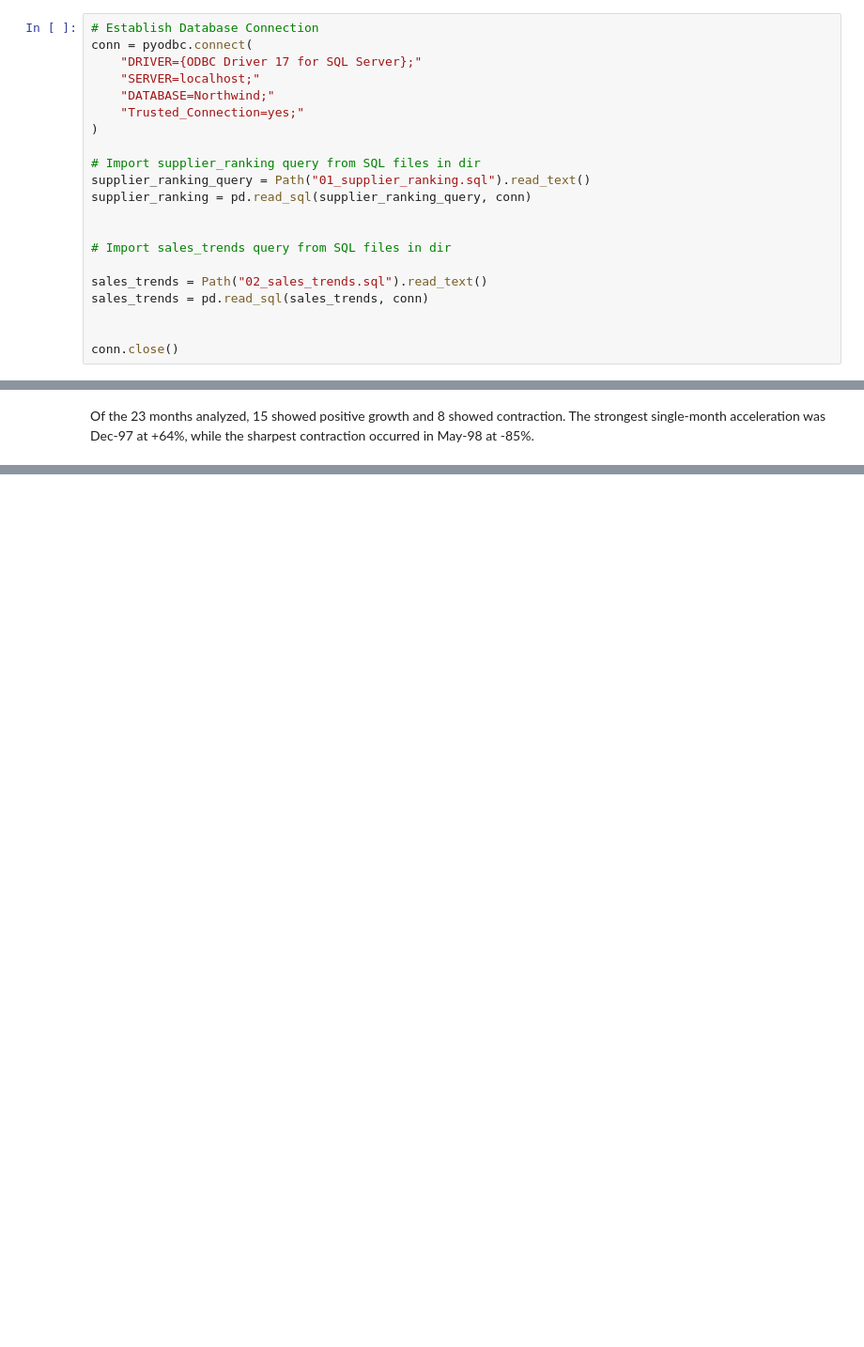
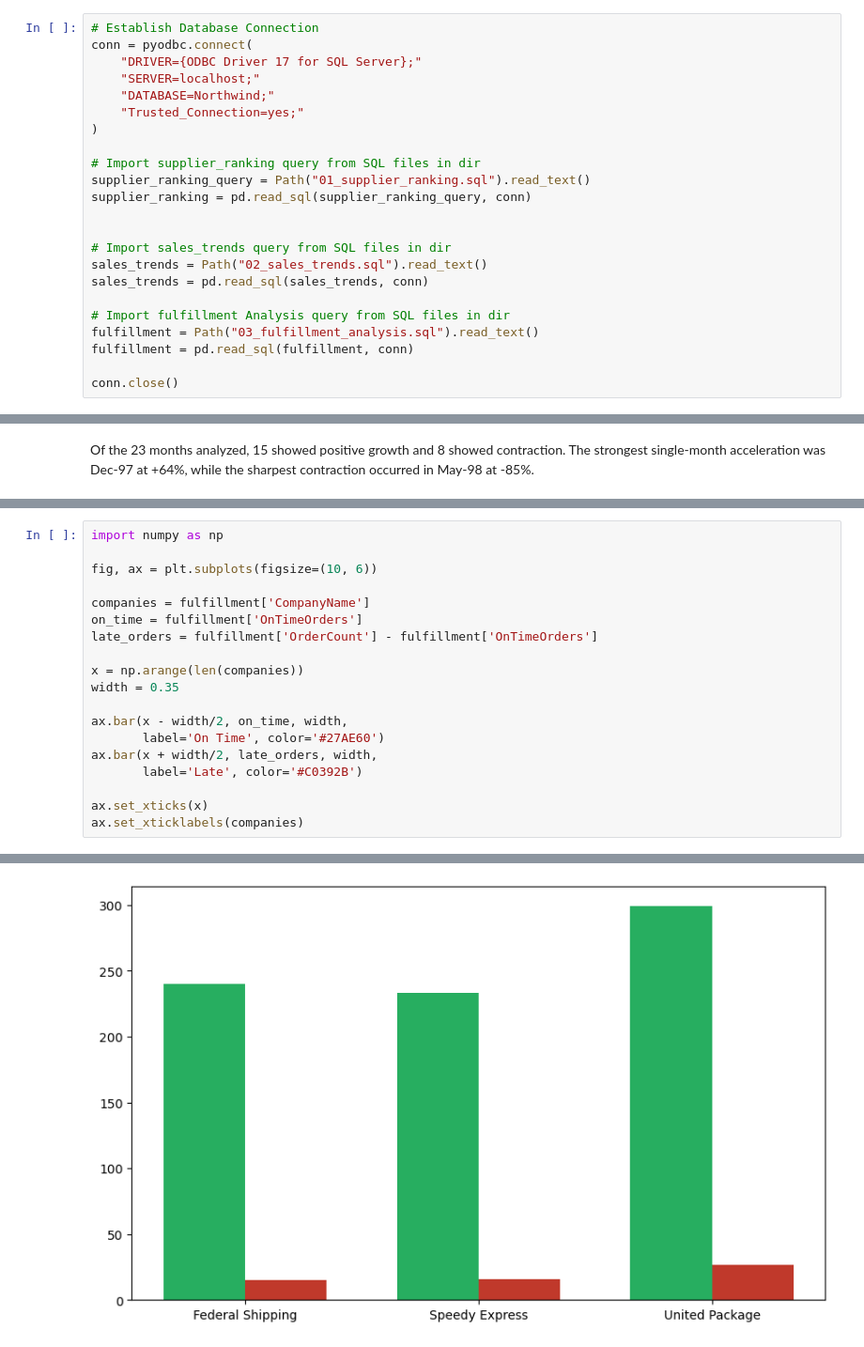
Before and after one commit to ChristianLG2/SQL-Analytics-Portfolio, a Jupyter notebook: 01_vendor_sales_analytics/Analysis.ipynb, the cells around one changed output, grey strips where cells are left out. Shown at 94% size. Saved outputs shown, nothing was run; the diff lists cells and outputs as text; blank space fills up the shorter version.

```diff
--- a/01_vendor_sales_analytics/Analysis.ipynb
+++ b/01_vendor_sales_analytics/Analysis.ipynb
@@ -152,10 +153,12 @@ supplier_ranking = pd.read_sql(supplier_ranking_query, conn)
 
 
 # Import sales_trends query from SQL files in dir
-
 sales_trends = Path("02_sales_trends.sql").read_text()
 sales_trends = pd.read_sql(sales_trends, conn)
 
+# Import fulfillment Analysis query from SQL files in dir
+fulfillment = Path("03_fulfillment_analysis.sql").read_text()
+fulfillment = pd.read_sql(fulfillment, conn)
 
 conn.close()
 # %% [markdown]
@@ -618,0 +649,20 @@ Of the 23 months analyzed, 15 showed positive growth and 8 showed contraction. T
+# %%
+import numpy as np
+
+fig, ax = plt.subplots(figsize=(10, 6))
+
+companies = fulfillment['CompanyName']
+on_time = fulfillment['OnTimeOrders']
+late_orders = fulfillment['OrderCount'] - fulfillment['OnTimeOrders']
+
+x = np.arange(len(companies))
+width = 0.35
+
+ax.bar(x - width/2, on_time, width,
+       label='On Time', color='#27AE60')
+ax.bar(x + width/2, late_orders, width,
+       label='Late', color='#C0392B')
+
+ax.set_xticks(x)
+ax.set_xticklabels(companies)
+# %% [output]
@@ -618,0 +672 @@ Of the 23 months analyzed, 15 showed positive growth and 8 showed contraction. T
+[figure, added]
```
Also changed, not shown: parts of 4 cells of this notebook, 3 other files.
